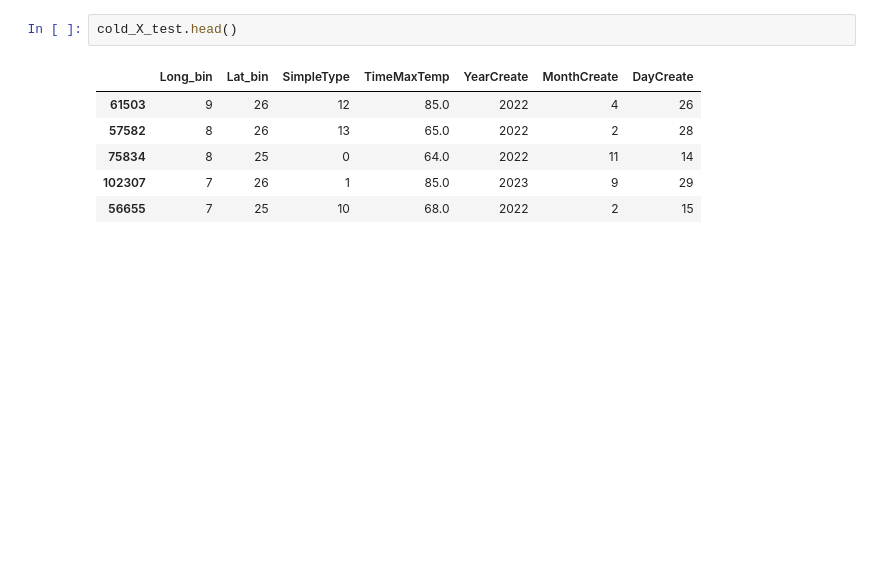
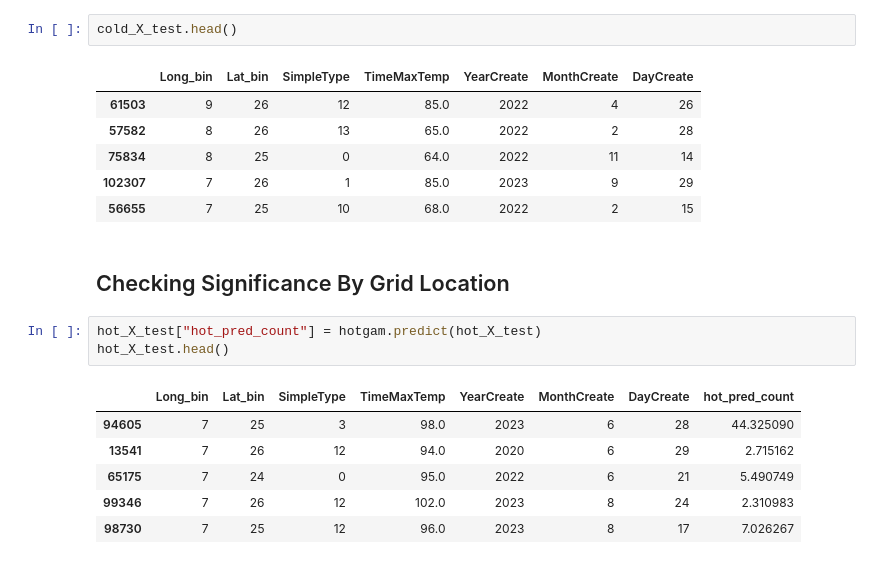
Before and after one commit to outlawhayden/weather-crime, a Jupyter notebook: notebooks/model_playground.ipynb, the cells around one changed output. Drawn from its saved outputs; the diff is of its cells as text; blank space fills up the shorter version.

```diff
--- a/notebooks/model_playground.ipynb
+++ b/notebooks/model_playground.ipynb
@@ -1055,3 +1054,15 @@ cold_X_test.head()
 | 75834 | 8 | 25 | 0 | 64.0 | 2022 | 11 | 14 |
 | 102307 | 7 | 26 | 1 | 85.0 | 2023 | 9 | 29 |
 | 56655 | 7 | 25 | 10 | 68.0 | 2022 | 2 | 15 |
+# %% [markdown]
+## Checking Significance By Grid Location
+# %%
+hot_X_test["hot_pred_count"] = hotgam.predict(hot_X_test)
+hot_X_test.head()
+# %% [output]
+|  | Long_bin | Lat_bin | SimpleType | TimeMaxTemp | YearCreate | MonthCreate | DayCreate | hot_pred_count |
+| 94605 | 7 | 25 | 3 | 98.0 | 2023 | 6 | 28 | 44.325090 |
+| 13541 | 7 | 26 | 12 | 94.0 | 2020 | 6 | 29 | 2.715162 |
+| 65175 | 7 | 24 | 0 | 95.0 | 2022 | 6 | 21 | 5.490749 |
+| 99346 | 7 | 26 | 12 | 102.0 | 2023 | 8 | 24 | 2.310983 |
+| 98730 | 7 | 25 | 12 | 96.0 | 2023 | 8 | 17 | 7.026267 |
```
Also changed, not shown: parts of 8 cells of this notebook, 1 other file.
